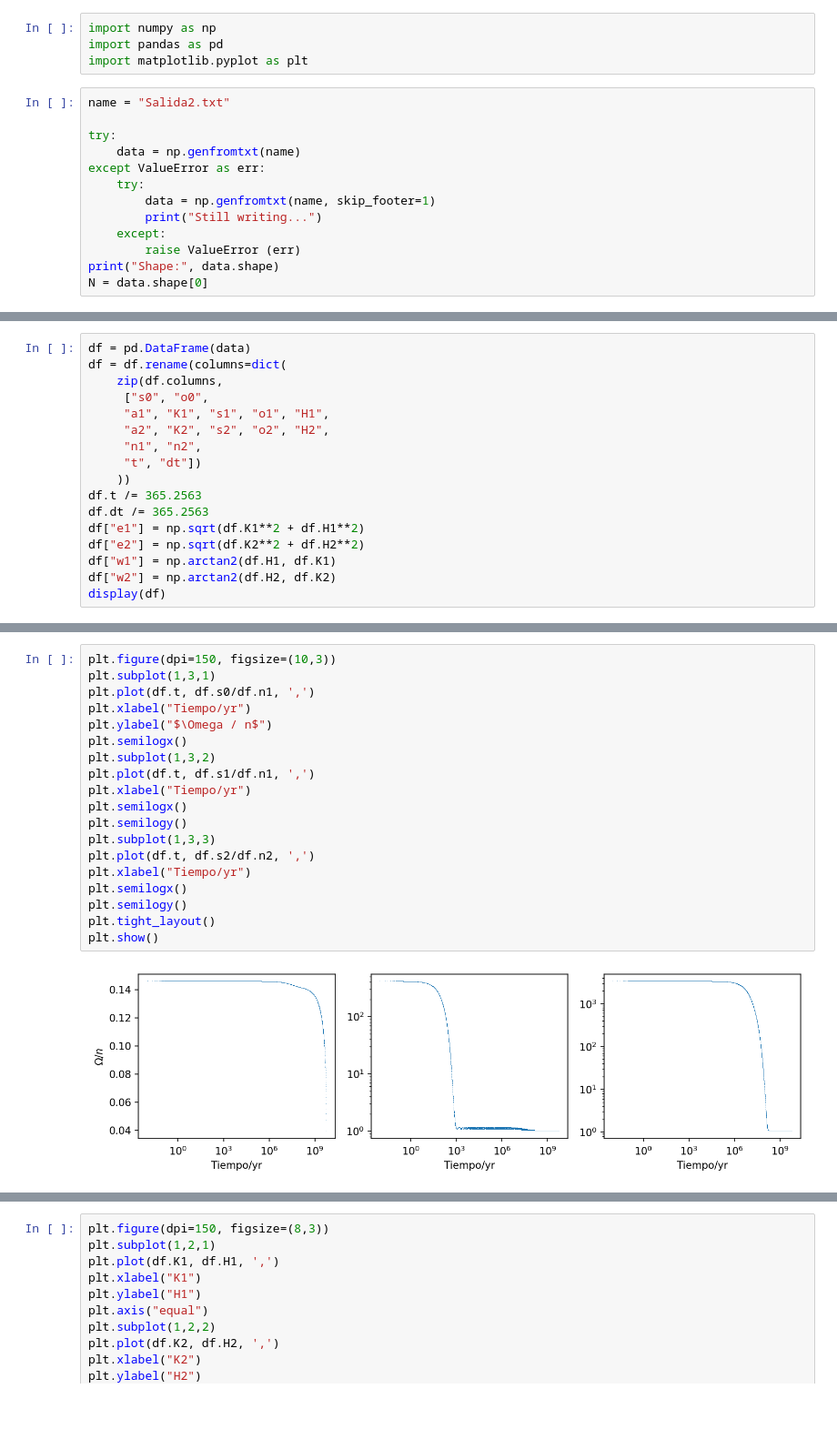
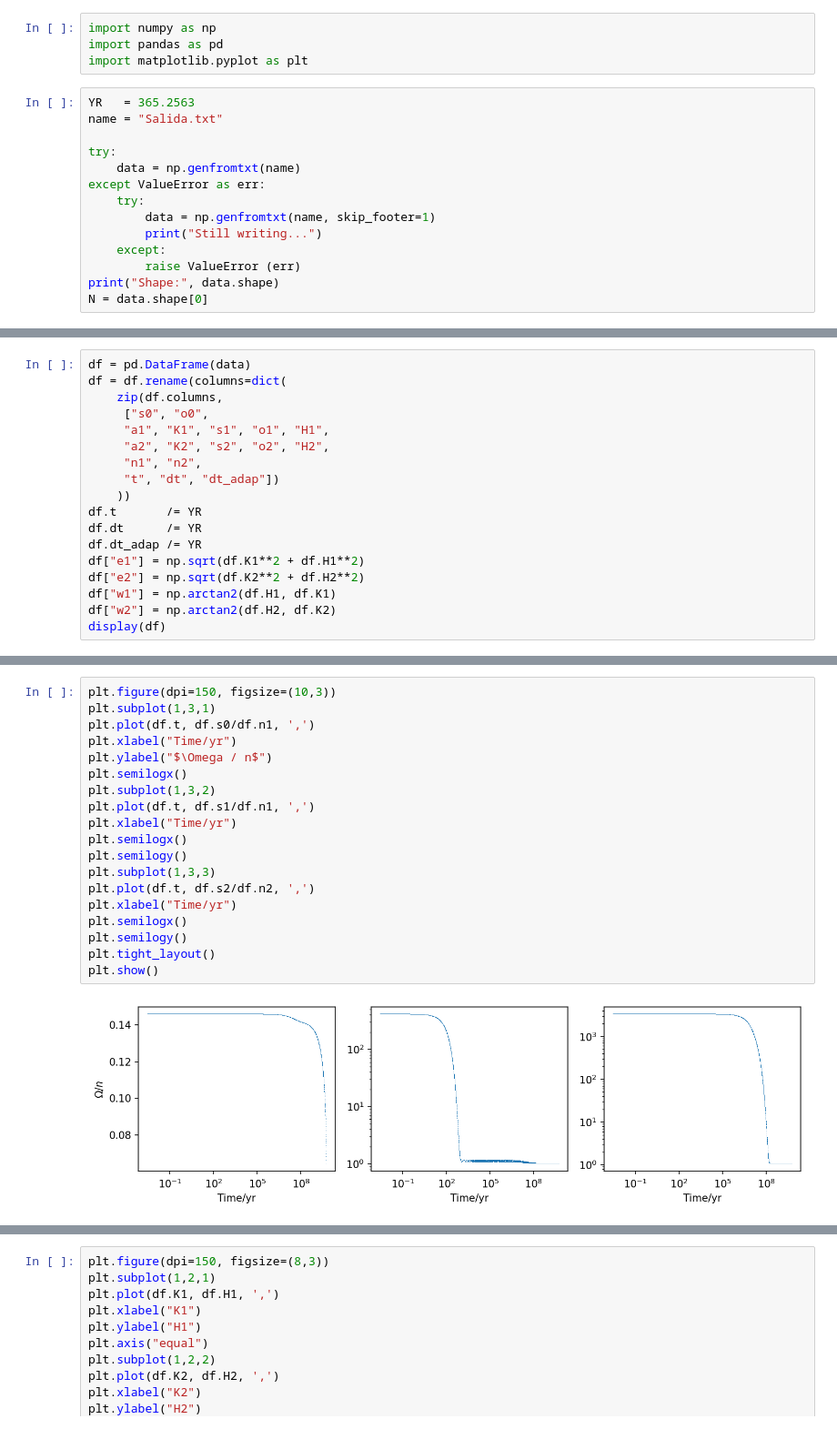
Before and after one commit to Gianuzzi/TidalEvolution, a Jupyter notebook: Plot_salida.ipynb, the cells around one changed output, grey strips where cells are left out. Shown: that part at 91% size. Saved outputs shown, nothing was run; the diff lists cells and outputs as text.

```diff
--- a/Plot_salida.ipynb
+++ b/Plot_salida.ipynb
@@ -3,7 +3,8 @@ import numpy as np
 import pandas as pd
 import matplotlib.pyplot as plt
 # %%
-name = "Salida2.txt"
+YR   = 365.2563
+name = "Salida.txt"
 
 try:
     data = np.genfromtxt(name)
@@ -25,10 +26,11 @@ df = df.rename(columns=dict(
      "a1", "K1", "s1", "o1", "H1",
      "a2", "K2", "s2", "o2", "H2",
      "n1", "n2",
-     "t", "dt"])
+     "t", "dt", "dt_adap"])
     ))
-df.t /= 365.2563
-df.dt /= 365.2563
+df.t       /= YR
+df.dt      /= YR
+df.dt_adap /= YR
 df["e1"] = np.sqrt(df.K1**2 + df.H1**2)
 df["e2"] = np.sqrt(df.K2**2 + df.H2**2)
 df["w1"] = np.arctan2(df.H1, df.K1)
@@ -91,24 +96,24 @@ plt.show()
 # %%
 plt.figure(dpi=150, figsize=(10,3))
 plt.subplot(1,3,1)
 plt.plot(df.t, df.s0/df.n1, ',')
-plt.xlabel("Tiempo/yr")
+plt.xlabel("Time/yr")
 plt.ylabel("$\Omega / n$")
 plt.semilogx()
 plt.subplot(1,3,2)
 plt.plot(df.t, df.s1/df.n1, ',')
-plt.xlabel("Tiempo/yr")
+plt.xlabel("Time/yr")
 plt.semilogx()
 plt.semilogy()
 plt.subplot(1,3,3)
 plt.plot(df.t, df.s2/df.n2, ',')
-plt.xlabel("Tiempo/yr")
+plt.xlabel("Time/yr")
 plt.semilogx()
 plt.semilogy()
 plt.tight_layout()
 plt.show()
 # %% [output]
-[figure, old version]
+[figure, new version]
 # %%
 plt.figure(dpi=150, figsize=(10,3))
 plt.subplot(1,3,1)
```
Also changed, not shown: parts of 9 cells of this notebook, 17 other files.
